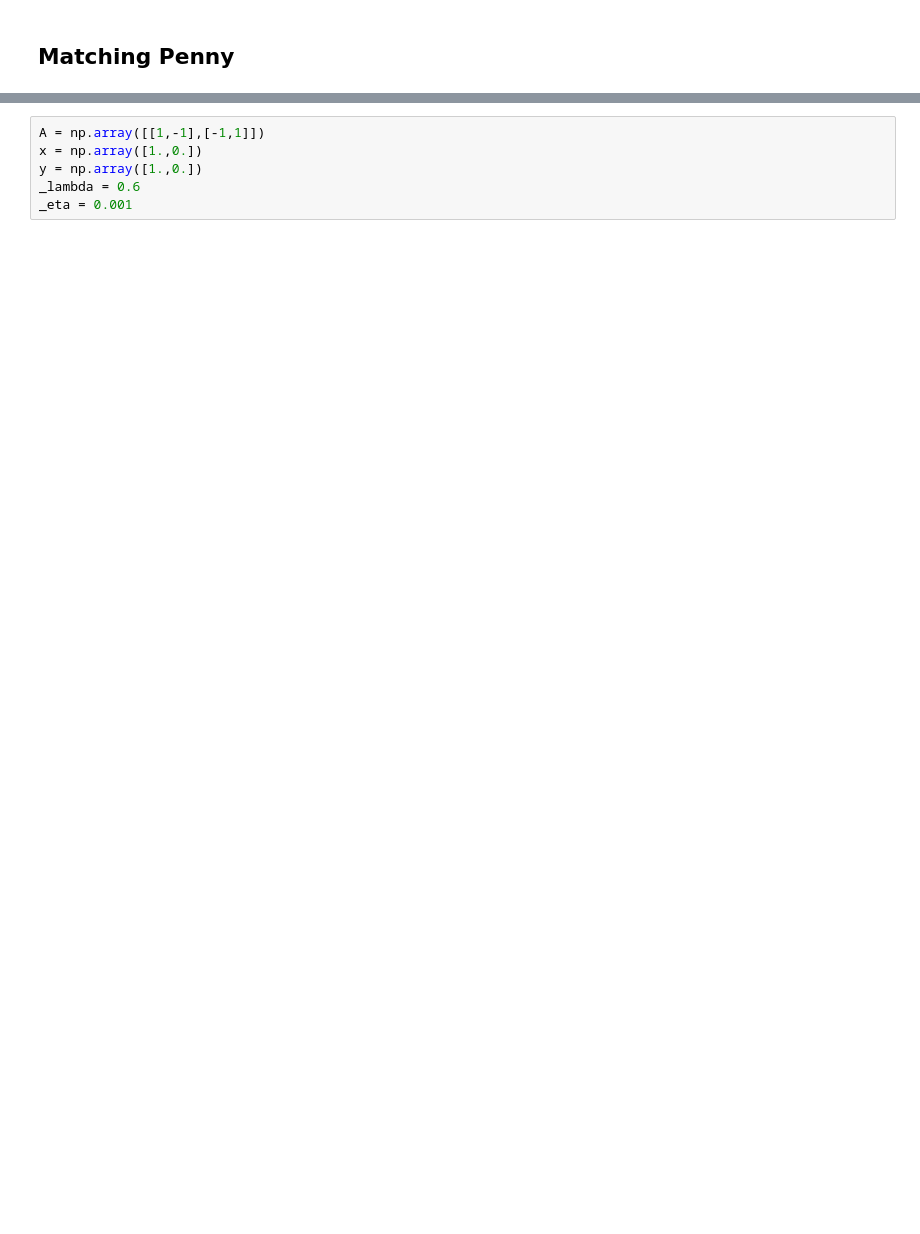
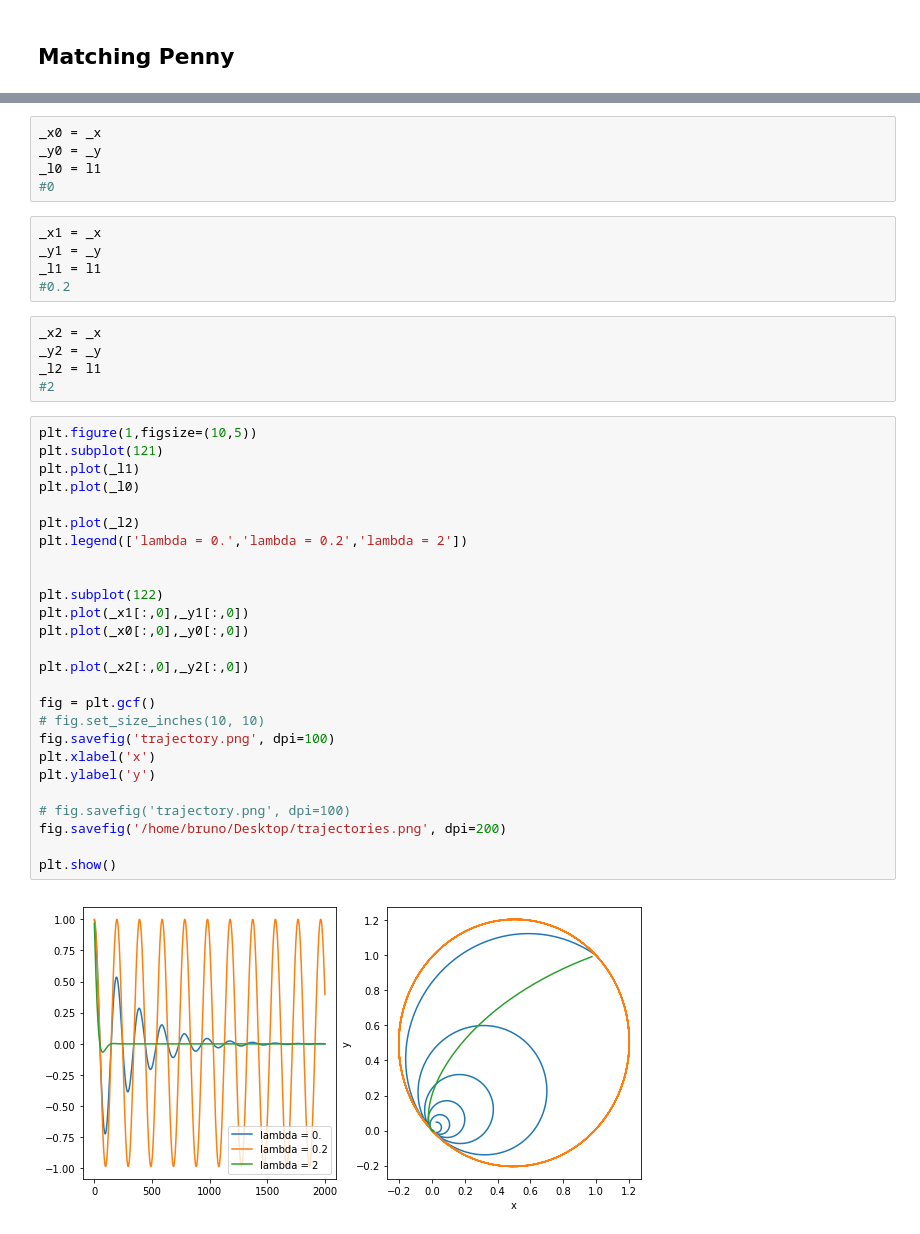
Before and after one commit to bruno-31/diff-game, a Jupyter notebook: bimatrix_game.ipynb, the cells around one changed output, grey strips where cells are left out. Saved outputs shown, nothing was run; the diff lists cells and outputs as text; blank space fills up the shorter version.

```diff
--- a/bimatrix_game.ipynb
+++ b/bimatrix_game.ipynb
@@ -103,6 +44,43 @@ plt.show()
-# %%
-A = np.array([[1,-1],[-1,1]])
-x = np.array([1.,0.])
-y = np.array([1.,0.])
-_lambda = 0.6
-_eta = 0.001
+# %%
+_x0 = _x
+_y0 = _y
+_l0 = l1
+#0
+# %%
+_x1 = _x
+_y1 = _y
+_l1 = l1
+#0.2
+# %%
+_x2 = _x
+_y2 = _y
+_l2 = l1
+#2
+# %%
+plt.figure(1,figsize=(10,5))
+plt.subplot(121)
+plt.plot(_l1)
+plt.plot(_l0)
+
+plt.plot(_l2)
+plt.legend(['lambda = 0.','lambda = 0.2','lambda = 2'])
+
+
+plt.subplot(122)
+plt.plot(_x1[:,0],_y1[:,0])
+plt.plot(_x0[:,0],_y0[:,0])
+
+plt.plot(_x2[:,0],_y2[:,0])
+
+fig = plt.gcf()
+# fig.set_size_inches(10, 10)
+fig.savefig('trajectory.png', dpi=100)
+plt.xlabel('x')
+plt.ylabel('y')
+
+# fig.savefig('trajectory.png', dpi=100)
+fig.savefig('/home/bruno/Desktop/trajectories.png', dpi=200)
+
+plt.show()
+# %% [output]
+[figure, added]
```
Also changed, not shown: parts of 16 cells of this notebook.
